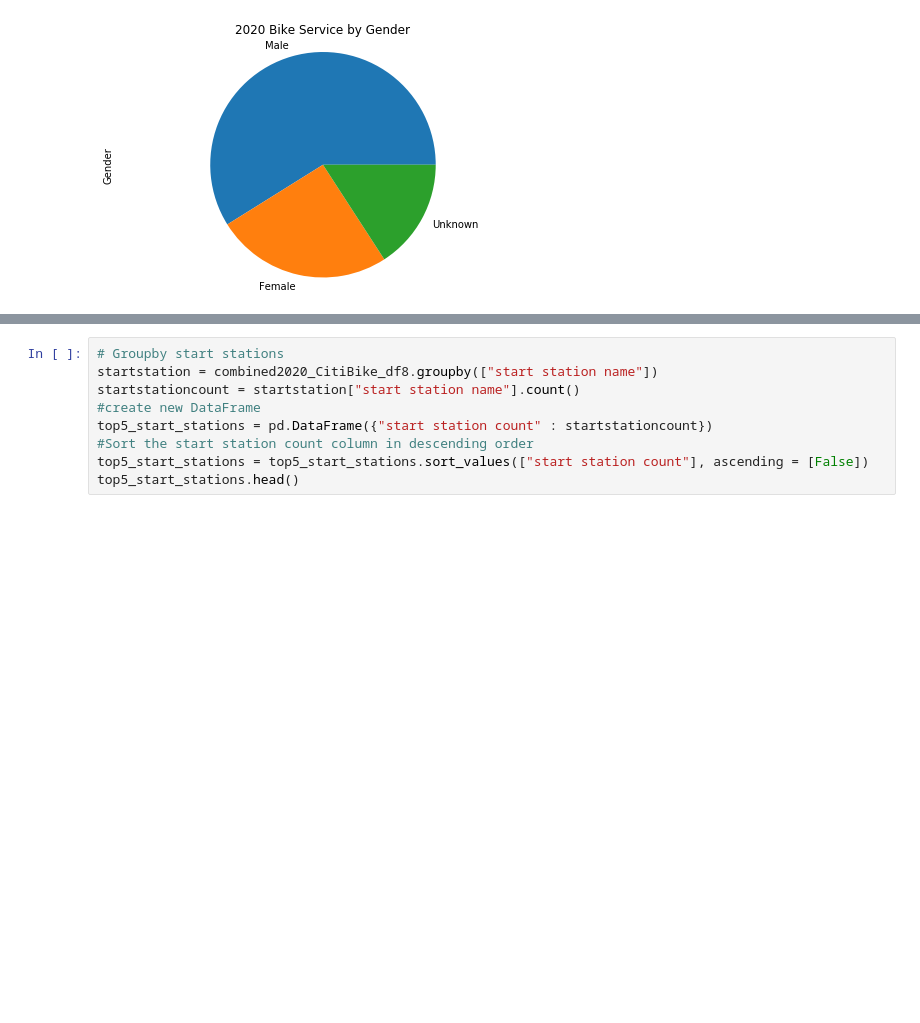
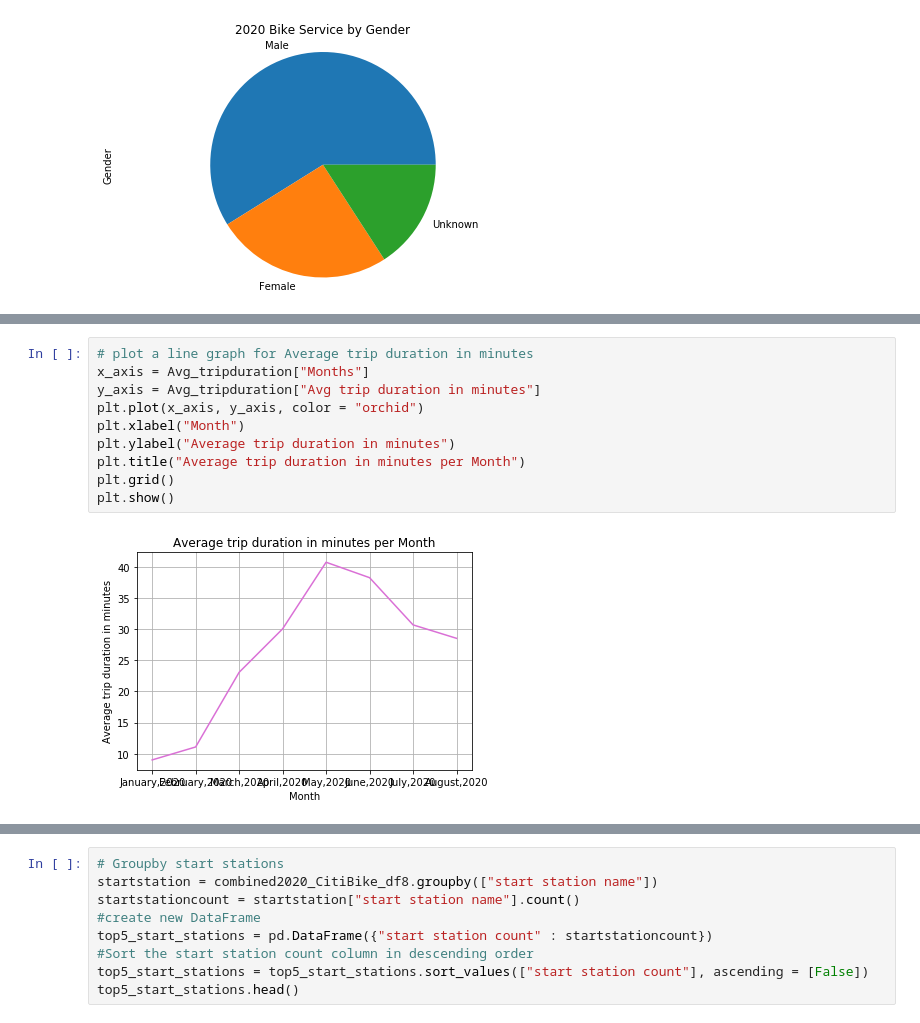
Before and after one commit to tnatoli29/Project_1, a Jupyter notebook: CitiBike/CitiBike 2020 Merge.ipynb, the cells around one changed output, grey strips where cells are left out. Saved outputs shown, nothing was run; the diff lists cells and outputs as text; blank space fills up the shorter version.

Commit message:
plot graph for avg tripdurtion

```diff
--- a/CitiBike/CitiBike 2020 Merge.ipynb
+++ b/CitiBike/CitiBike 2020 Merge.ipynb
@@ -199,0 +216,12 @@ The average trip duration for August 2020 was 28.54
+# %%
+# plot a line graph for Average trip duration in minutes
+x_axis = Avg_tripduration["Months"]
+y_axis = Avg_tripduration["Avg trip duration in minutes"]
+plt.plot(x_axis, y_axis, color = "orchid")
+plt.xlabel("Month")
+plt.ylabel("Average trip duration in minutes")
+plt.title("Average trip duration in minutes per Month")
+plt.grid()
+plt.show()
+# %% [output]
+[figure, added]
```
Also changed, not shown: parts of 3 cells of this notebook.
